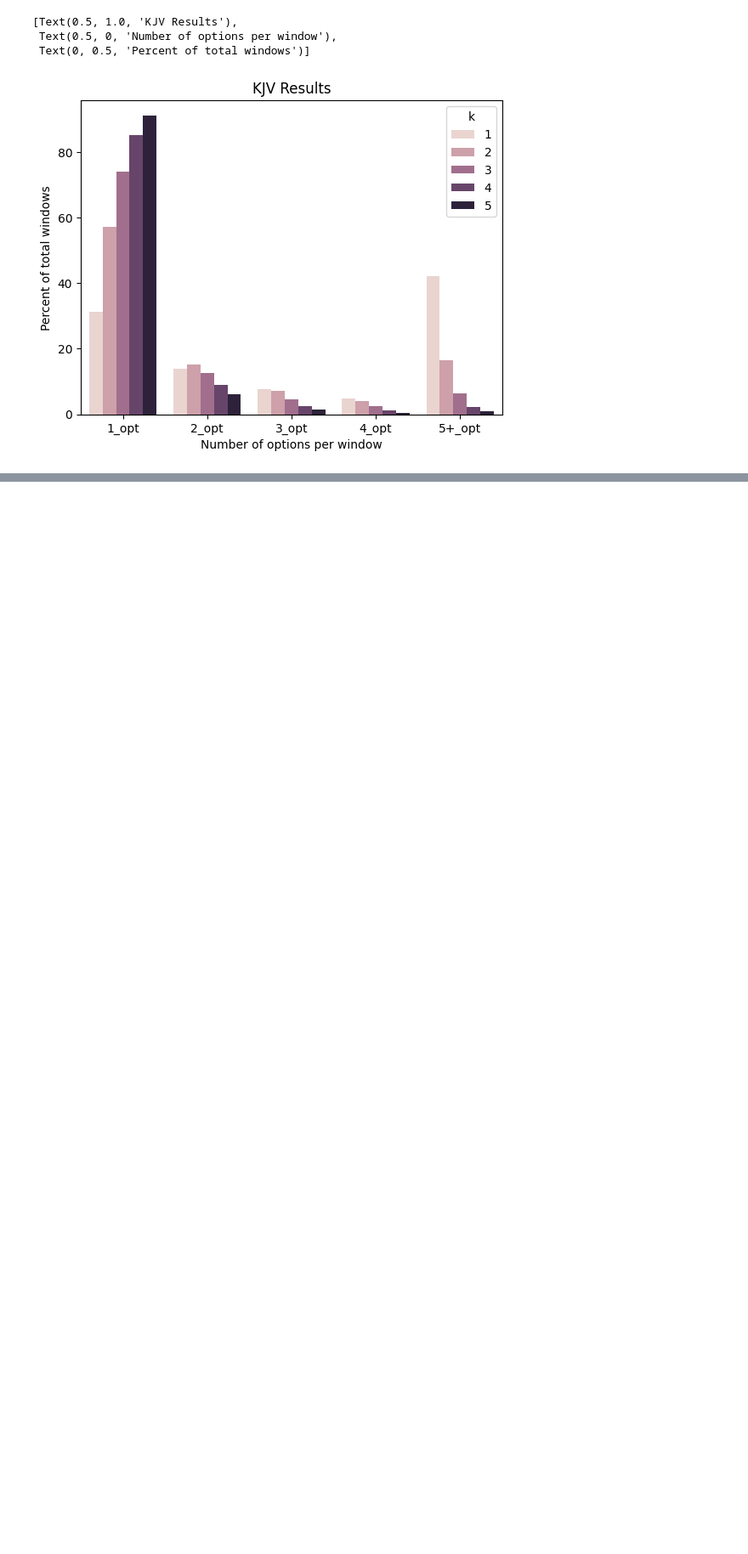
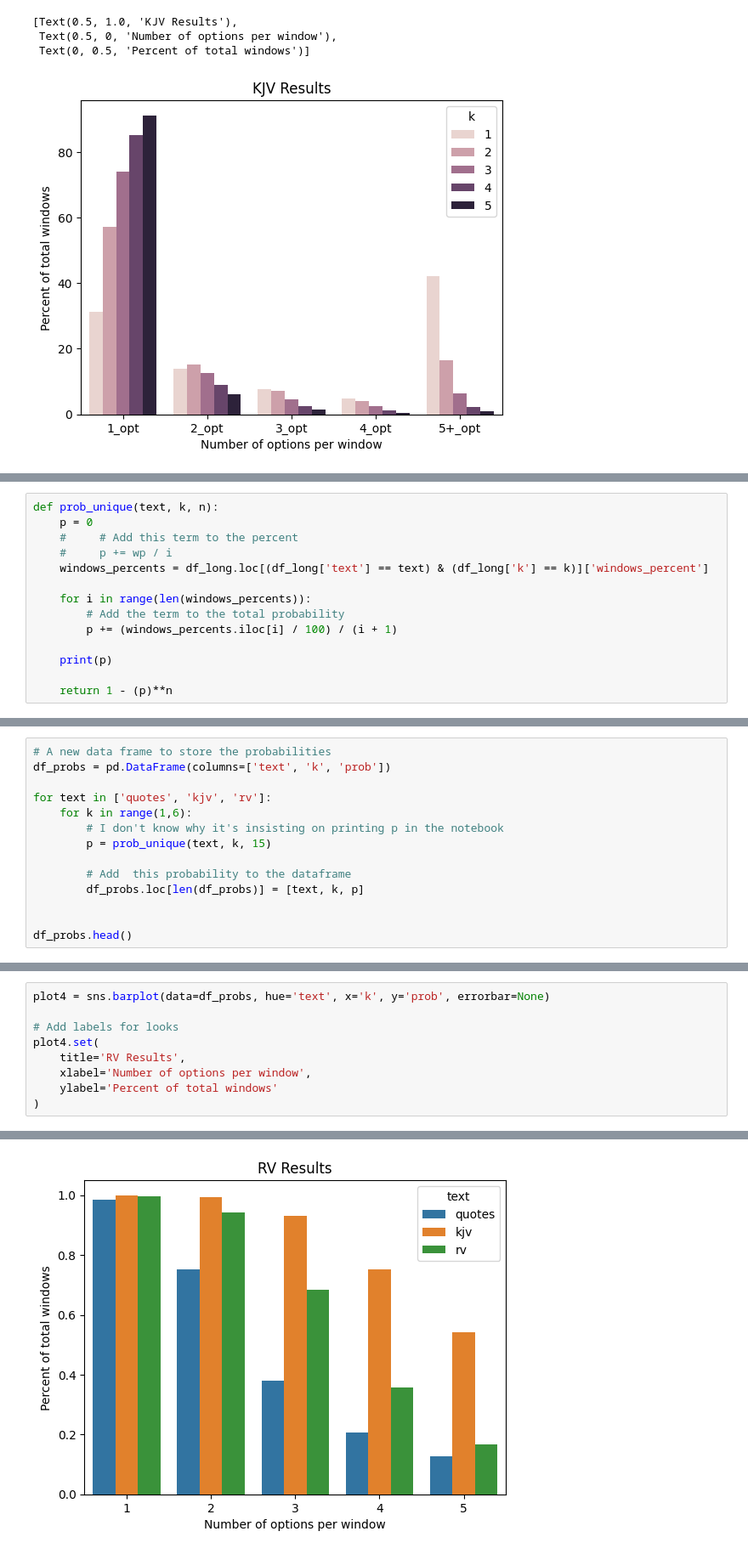
Before and after one commit to rmatthewm/week-8, a Jupyter notebook: fun_analysis.ipynb, the cells around one changed output, grey strips where cells are left out. Shown at 85% size. Cells and saved outputs as stored; diff of their text form; blank space fills up the shorter version.

```diff
--- a/fun_analysis.ipynb
+++ b/fun_analysis.ipynb
@@ -94,0 +122,14 @@ plot2.set(
+# %%
+def prob_unique(text, k, n):
+    p = 0
+    #     # Add this term to the percent
+    #     p += wp / i
+    windows_percents = df_long.loc[(df_long['text'] == text) & (df_long['k'] == k)]['windows_percent']
+
+    for i in range(len(windows_percents)):
+        # Add the term to the total probability
+        p += (windows_percents.iloc[i] / 100) / (i + 1)
+
+    print(p)
+
+    return 1 - (p)**n
@@ -94,0 +138,14 @@ plot2.set(
+# %%
+# A new data frame to store the probabilities
+df_probs = pd.DataFrame(columns=['text', 'k', 'prob'])
+
+for text in ['quotes', 'kjv', 'rv']:
+    for k in range(1,6):
+        # I don't know why it's insisting on printing p in the notebook
+        p = prob_unique(text, k, 15)
+
+        # Add  this probability to the dataframe
+        df_probs.loc[len(df_probs)] = [text, k, p]
+
+
+df_probs.head()
@@ -94,0 +177,10 @@ plot2.set(
+# %%
+plot4 = sns.barplot(data=df_probs, hue='text', x='k', y='prob', errorbar=None)
+
+# Add labels for looks
+plot4.set(
+    title='RV Results',
+    xlabel='Number of options per window',
+    ylabel='Percent of total windows'
+)
+# %% [output]
@@ -94,0 +190 @@ plot2.set(
+[figure, added]
```
Also changed, not shown: parts of 8 cells of this notebook.
